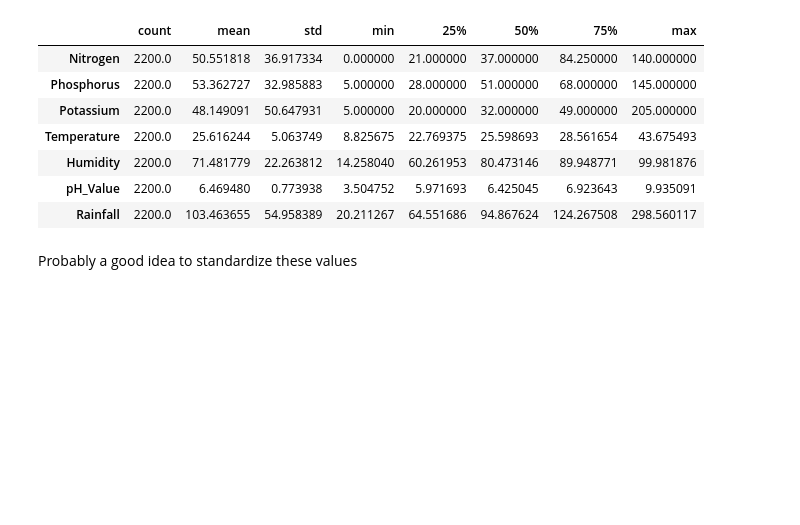
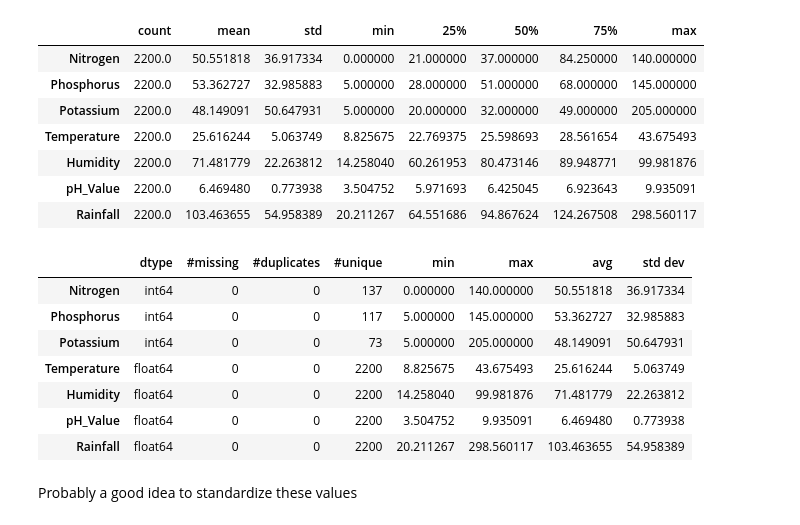
Before and after one commit to Unizomby/portfolio, a Jupyter notebook: projects/crop/crop_classification.ipynb, the cells around one changed output. Cells and saved outputs as stored; diff of their text form; code cells hidden in the pictures; blank space fills up the shorter version.

```diff
--- a/projects/crop/crop_classification.ipynb
+++ b/projects/crop/crop_classification.ipynb
@@ -135,6 +135,32 @@ df.describe().T
 | Humidity | 2200.0 | 71.481779 | 22.263812 | 14.258040 | 60.261953 | 80.473146 | 89.948771 | 99.981876 |
 | pH_Value | 2200.0 | 6.469480 | 0.773938 | 3.504752 | 5.971693 | 6.425045 | 6.923643 | 9.935091 |
 | Rainfall | 2200.0 | 103.463655 | 54.958389 | 20.211267 | 64.551686 | 94.867624 | 124.267508 | 298.560117 |
+# %%
+# Data Summary
+def get_summary(df):
+    df_desc = pd.DataFrame(df.describe(include='all').transpose())
+    df_summary = pd.DataFrame({
+        'dtype': df.dtypes,
+        '#missing': df.isnull().sum().values,
+        '#duplicates': df.duplicated().sum(),
+        '#unique': df.nunique().values,
+        'min': df_desc['min'].values,
+        'max': df_desc['max'].values,
+        'avg': df_desc['mean'].values,
+        'std dev': df_desc['std'].values,
+    })
+    return df_summary
+
+get_summary(df.drop('Crop',axis=1)).style.background_gradient()
+# %% [output]
+|  | dtype | #missing | #duplicates | #unique | min | max | avg | std dev |
+| Nitrogen | int64 | 0 | 0 | 137 | 0.000000 | 140.000000 | 50.551818 | 36.917334 |
+| Phosphorus | int64 | 0 | 0 | 117 | 5.000000 | 145.000000 | 53.362727 | 32.985883 |
+| Potassium | int64 | 0 | 0 | 73 | 5.000000 | 205.000000 | 48.149091 | 50.647931 |
+| Temperature | float64 | 0 | 0 | 2200 | 8.825675 | 43.675493 | 25.616244 | 5.063749 |
+| Humidity | float64 | 0 | 0 | 2200 | 14.258040 | 99.981876 | 71.481779 | 22.263812 |
+| pH_Value | float64 | 0 | 0 | 2200 | 3.504752 | 9.935091 | 6.469480 | 0.773938 |
+| Rainfall | float64 | 0 | 0 | 2200 | 20.211267 | 298.560117 | 103.463655 | 54.958389 |
 # %% [markdown]
 Probably a good idea to standardize these values
 # %%
```
Also changed, not shown: parts of 4 cells of this notebook, 1 other file.
